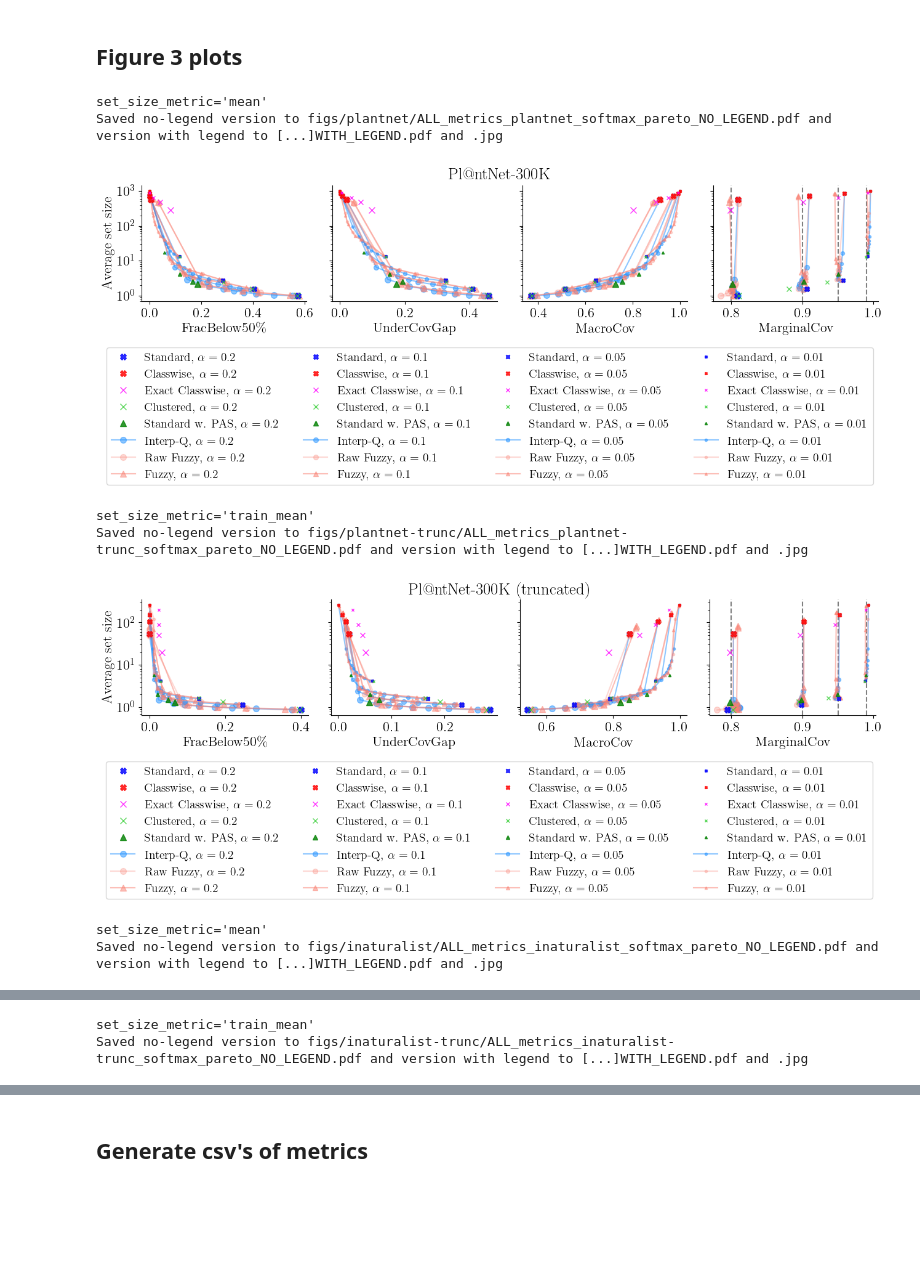
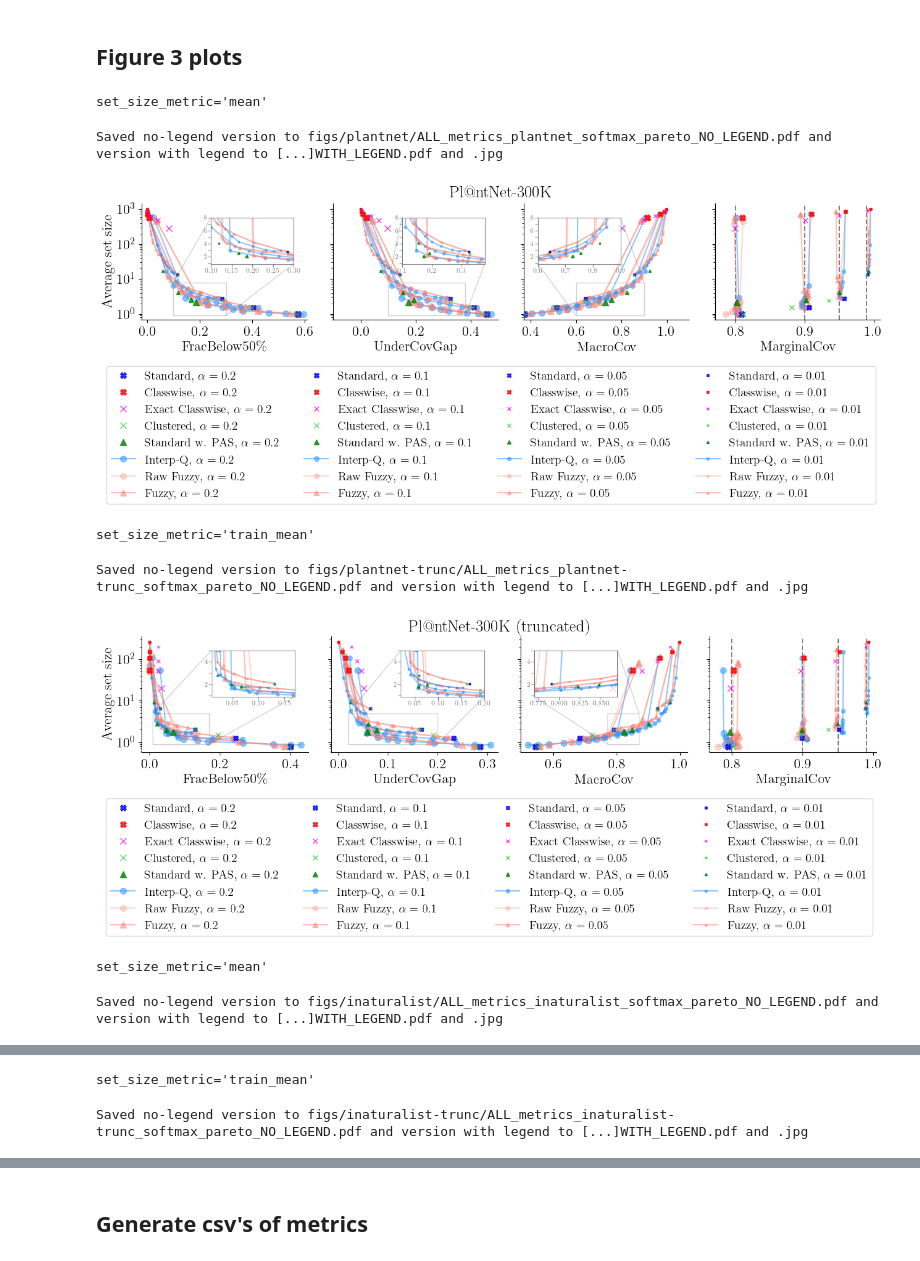
Before and after one commit to tiffanyding/long-tail-conformal, a Jupyter notebook: notebooks/pareto_plots.ipynb, the cells around one changed output, grey strips where cells are left out. Cells and saved outputs as stored; diff of their text form; code cells hidden in the pictures; blank space fills up the shorter version.

```diff
--- a/notebooks/pareto_plots.ipynb
+++ b/notebooks/pareto_plots.ipynb
@@ -125,7 +122,7 @@ def plot_set_size_vs_cov_metric(
         markersizes = np.linspace(7, 3, n)
 
     # --- fixed definitions ---
-    cw_weights = 1 - np.array([0, .001, .01, .025, .05, .1, .15, .2, .4, .6, .8, 1])
+    # cw_weights = 1 - np.array([0, .001, .01, .025, .05, .1, .15, .2, .4, .6, .8, 1])
     rarity_bandwidths = [1e-30, 1e-15, 1e-10, 1e-5, 1e-4, 1e-3, 1e-2, 1e-1, 10, 1000]
     random_bandwidths = [1e-30, 1e-15, 1e-10, 1e-5, 1e-4, 1e-3, 1e-2, 1e-1, 10, 1000]
     quantile_bandwidths = [1e-30, 1e-15, 1e-10, 1e-5, 1e-4, 1e-3, 1e-2, 1e-1, 10, 1000]
@@ -372,6 +369,13 @@ def generate_all_pareto_plots(dataset, score, alphas, methods,
 
         ax.set_xlabel(xlabel)
 
+    # ADDED
+    if dataset == 'plantnet':
+        axes[0].set_xlim(-.02, .61)
+        axes[1].set_xlim(-0.1, 0.5)
+        axes[2].set_xlim(.37, 1.1)
+        axes[3].set_xlim(.77, 1.01)
+
     axes[0].set_ylabel('Average set size')
     plt.suptitle(dataset_names[dataset], y=1)
 
@@ -394,22 +398,24 @@ def generate_all_pareto_plots(dataset, score, alphas, methods,
 # %%
 alphas = [0.2, 0.1, 0.05, 0.01]
 score = 'softmax'
 
 rarity_bandwidths = [1e-15, 1e-10, 1e-5, 0.0001, 0.001, 0.01, .1 , 10, 1000]
-cw_weights = 1 - np.array([0, .001, .01, .025, .05, .1, .2, .4, .8, 1])
+cw_weights = [0, 0.25, 0.5, 0.75, 0.9, 0.95, 0.975, 0.99 , 0.999, 1] # CHANGED!
+# cw_weights = 1 - np.array([0, .001, .01, .025, .05, .1, .2, .4, .8, 1])
 methods = ['standard', 'classwise', 'classwise-exact', 'clustered', 'prevalence-adjusted'] + \
             [f'fuzzy-rarity-{bw}' for bw in rarity_bandwidths] +\
             [f'fuzzy-RErarity-{bw}' for bw in rarity_bandwidths] +\
             [f'cvx-cw_weight={w}' for w in cw_weights]
 
 for dataset in dataset_names.keys():
-    generate_all_pareto_plots(dataset, score, alphas, methods)
+# for dataset in ['plantnet-trunc']:
+    generate_all_pareto_plots(dataset, score, alphas, methods, show_inset=True)
 # %% [output]
 set_size_metric='mean'
-Saved no-legend version to figs/plantnet/ALL_metrics_plantnet_softmax_pareto_NO_LEGEND.pdf and version with legend to [...]WITH_LEGEND.pdf and .jpg
+Saved no-legend version to figs/plantnet/ALL_metrics_plantnet_softmax_pareto_NO_LEGEND.pdf and version with legend to [...]WITH_LEGEND.pdf and .jpg
-[figure, old version]
+[figure, new version]
-set_size_metric='train_mean'
-Saved no-legend version to figs/plantnet-trunc/ALL_metrics_plantnet-trunc_softmax_pareto_NO_LEGEND.pdf and version with legend to [...]WITH_LEGEND.pdf and .jpg
+set_size_metric='train_mean'
+Saved no-legend version to figs/plantnet-trunc/ALL_metrics_plantnet-trunc_softmax_pareto_NO_LEGEND.pdf and version with legend to [...]WITH_LEGEND.pdf and .jpg
-[figure, old version]
+[figure, new version]
-set_size_metric='mean'
-Saved no-legend version to figs/inaturalist/ALL_metrics_inaturalist_softmax_pareto_NO_LEGEND.pdf and version with legend to [...]WITH_LEGEND.pdf and .jpg
+set_size_metric='mean'
+Saved no-legend version to figs/inaturalist/ALL_metrics_inaturalist_softmax_pareto_NO_LEGEND.pdf and version with legend to [...]WITH_LEGEND.pdf and .jpg
@@ -417,2 +423,2 @@ Saved no-legend version to figs/inaturalist/ALL_metrics_inaturalist_softmax_pare
-set_size_metric='train_mean'
-Saved no-legend version to figs/inaturalist-trunc/ALL_metrics_inaturalist-trunc_softmax_pareto_NO_LEGEND.pdf and version with legend to [...]WITH_LEGEND.pdf and .jpg
+set_size_metric='train_mean'
+Saved no-legend version to figs/inaturalist-trunc/ALL_metrics_inaturalist-trunc_softmax_pareto_NO_LEGEND.pdf and version with legend to [...]WITH_LEGEND.pdf and .jpg
```
Also changed, not shown: parts of 9 cells of this notebook, 8 other files.
